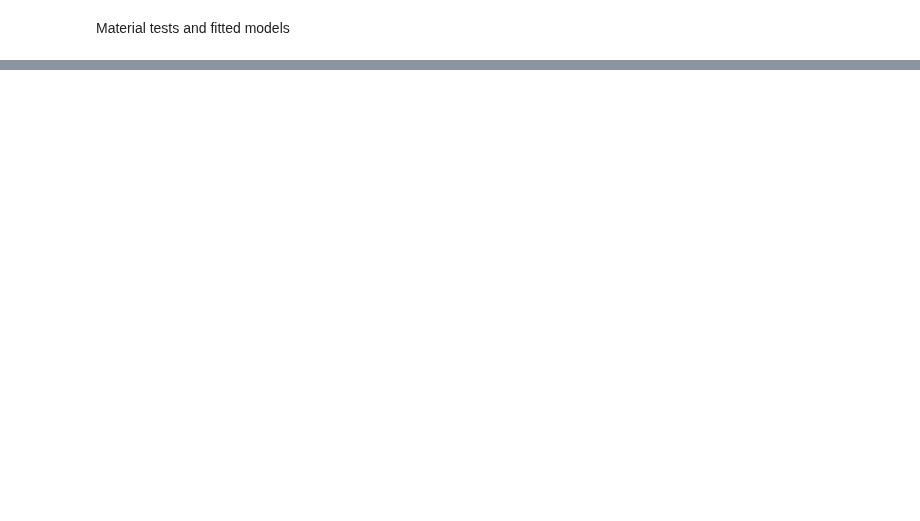
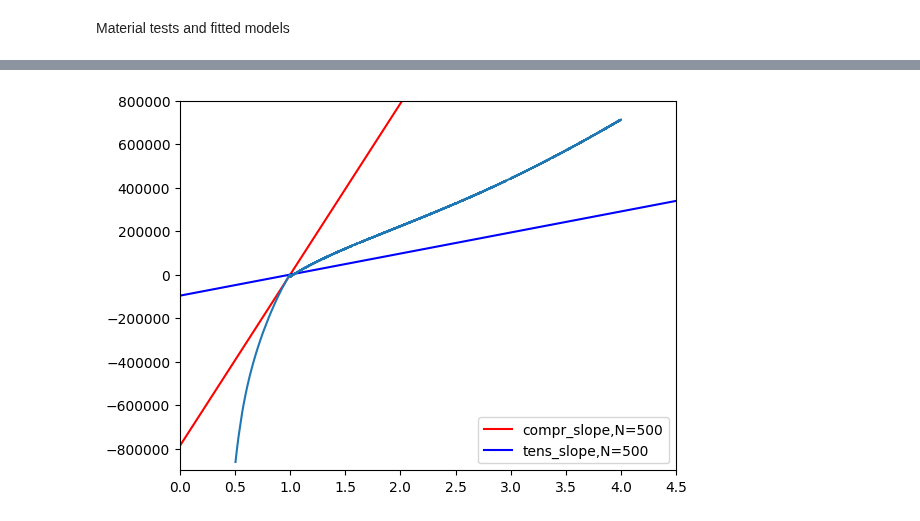
Before and after one commit to BellerAndras/hyperelastic-models, a Jupyter notebook: Material_test_curves.ipynb, the cells around one changed output, grey strips where cells are left out. Drawn from its saved outputs; the diff is of its cells as text; code cells hidden in the pictures; blank space fills up the shorter version.

```diff
--- a/Material_test_curves.ipynb
+++ b/Material_test_curves.ipynb
@@ -255,0 +128,19 @@ exp data dimless: (array([1.     , 1.00012, 1.0002 , ..., 3.99976, 3.99984, 3.99
+# %%
+A0CYLMEAN=686.61e-6#m^2
+L0CYLMEAN=30.23e-3
+A0RECTMEAN=30.62e-6
+L0RECTMEAN=25.00e-3
+
+filename1 = BASE_DIR / "txtfiles" / "COMPR1.tab"
+filename2 = BASE_DIR / "txtfiles" / "TENS2.tab"
+
+compr1_data = read_exp_data_compr(filename1)
+tens1_data = read_exp_data_tens(filename2)
+
+
+compr1_data_dimless = dimensioned_to_dimensionless(compr1_data,A0CYLMEAN,L0CYLMEAN)
+
+tens1_data_dimless = dimensioned_to_dimensionless(tens1_data,A0RECTMEAN,L0RECTMEAN)
+
+compr1_data_dimless = (downsample(compr1_data_dimless[0],20),downsample(compr1_data_dimless[1],20))
+tens1_data_dimless = (downsample(tens1_data_dimless[0],20),downsample(tens1_data_dimless[1],20))
@@ -271,0 +165,80 @@ plot_data(data1_concatenated)
+# %%
+def get_slopes(data,lamval,pointcount = 20):
+
+    centerpoint = np.where(data[0]==lamval)[0][0]
+
+    x = data[0]
+    y = data[1]
+
+    slope1 = (
+        (x[centerpoint-pointcount], y[centerpoint-pointcount]),
+        (x[centerpoint], y[centerpoint])
+    )
+
+    slope2 = (
+        (x[centerpoint], y[centerpoint]),
+        (x[centerpoint+pointcount], y[centerpoint+pointcount])
+    )
+    return slope1, slope2
+
+def get_slope_vals(data,lamval,pointcount = 20):
+
+    x, y = data
+
+    indices = np.where(x == lamval)[0]
+    if len(indices) == 0:
+        raise ValueError(f"lamval={lamval} not found in data")
+
+    i = indices[0]
+
+    if i < pointcount or i + pointcount >= len(x):
+        raise ValueError("Not enough points on both sides")
+
+    slope1 = (y[i] - y[i-pointcount]) / (x[i] - x[i-pointcount])
+    slope2 = (y[i+pointcount] - y[i]) / (x[i+pointcount] - x[i])
+
+    return slope1, slope2
+
+
+
+
+exp_data1_dimless = dimensioned_to_dimensionless(compr1_data,A0CYLMEAN,L0CYLMEAN)
+exp_data2_dimless = dimensioned_to_dimensionless(tens1_data,A0RECTMEAN,L0RECTMEAN)
+exp_data3 = concatenate(exp_data1_dimless,exp_data2_dimless)
+
+
+
+#downsampled data
+exp_data1_ds = (downsample(exp_data1_dimless[0],20),downsample(exp_data1_dimless[1],20))
+exp_data2_ds = (downsample(exp_data2_dimless[0],20),downsample(exp_data2_dimless[1],20))
+exp_data3_ds = concatenate(exp_data1_ds,exp_data2_ds)
+
+
+sl1 = get_slopes(exp_data3,1,pointcount=20)
+
+print(f"slopes:{sl1}")
+
+
+
+
+_fig, ax4 = plt.subplots()
+
+slope1, slope2 = get_slopes(exp_data3, 1,pointcount=500)
+
+slopev1,slopev2 = get_slope_vals(exp_data3,1,pointcount=500)
+
+print(f"slope1: {slopev1}")
+print(f"slope2: {slopev2}")
+print(len(exp_data3[0]))
+
+ax4.axline(*slope1, color='red',label="compr_slope,N=500")
+ax4.axline(*slope2, color='blue',label="tens_slope,N=500")
+
+ax4.plot(exp_data3[0],exp_data3[1])
+ax4.legend()
+ax4.set_xlim(-2, 10)
+ax4.set_ylim(-900000, 800000)
+ax4.set_xbound(0,4.5)
+ax4.set_ybound(-900000,800000)
+#plt.show()
+# %% [output]
@@ -271,0 +249 @@ plot_data(data1_concatenated)
+[figure, added]
```
Also changed, not shown: parts of 18 cells of this notebook, 16 other files.
